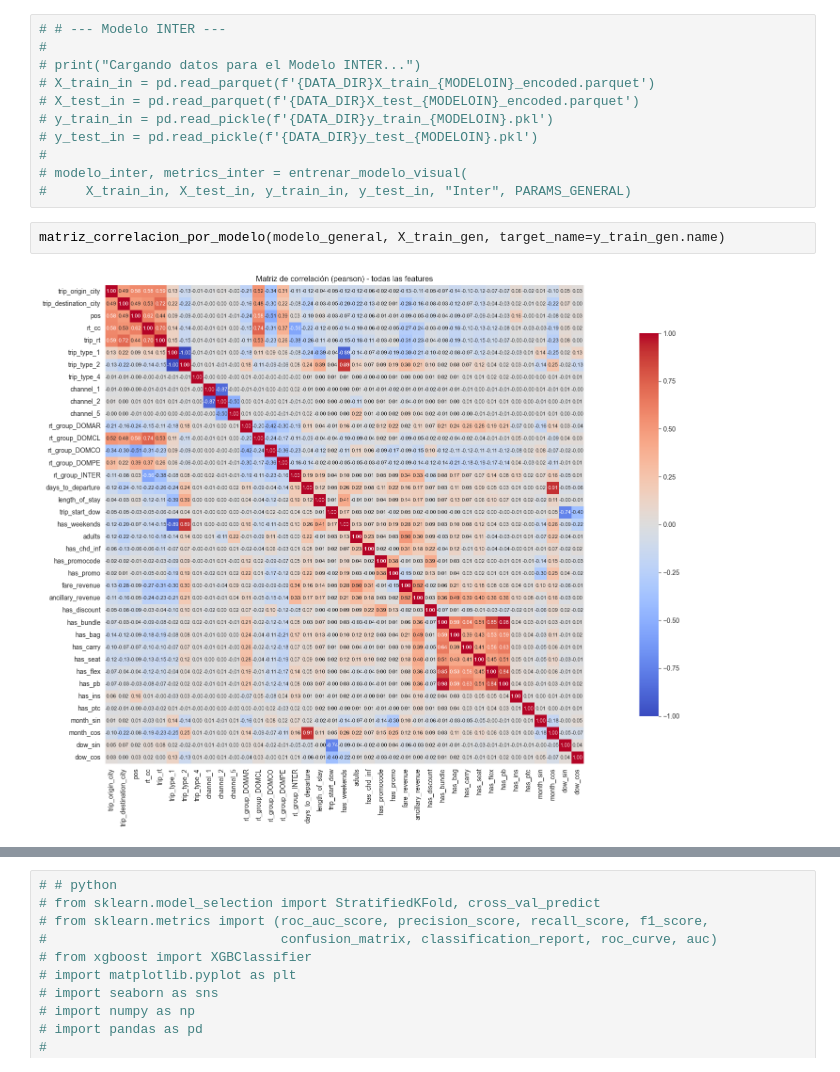
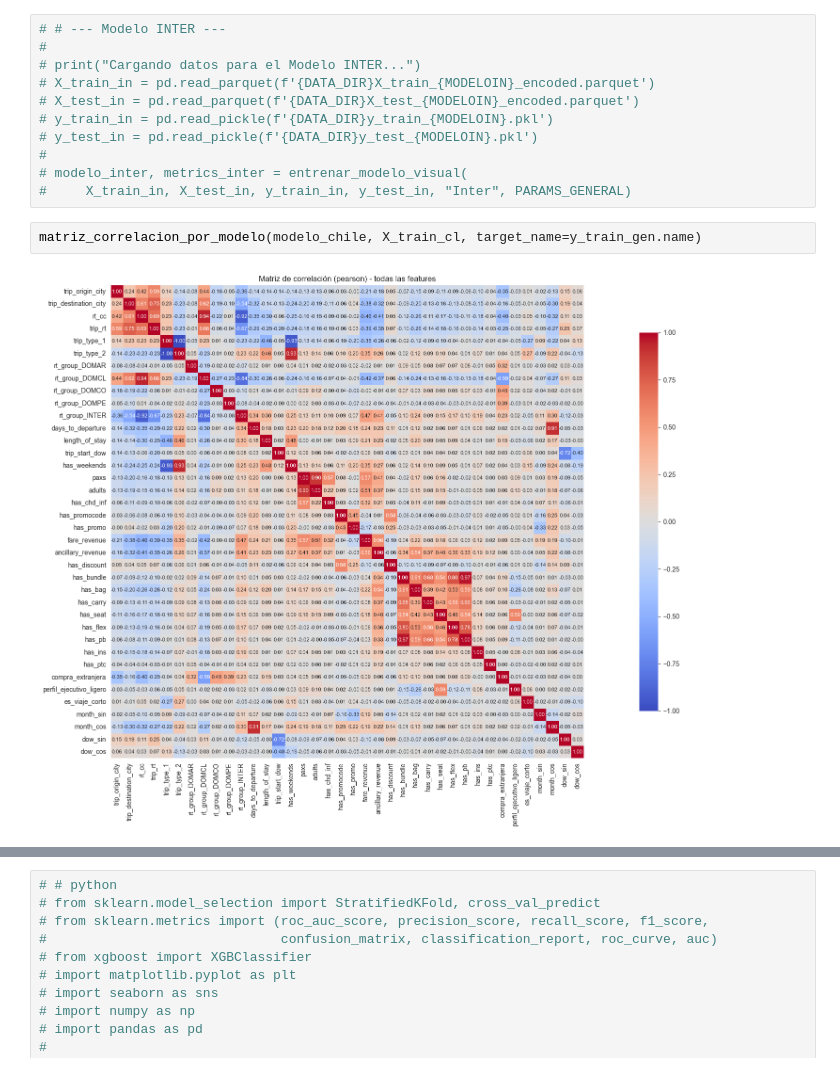
Before and after one commit to NicolasFluxa/MachineLearning, a Jupyter notebook: 02-ModeloXGBoost.ipynb, the cells around one changed output, grey strips where cells are left out. Saved outputs shown, nothing was run; the diff lists cells and outputs as text.

```diff
--- a/02-ModeloXGBoost.ipynb
+++ b/02-ModeloXGBoost.ipynb
@@ -386,6 +386,6 @@ weighted avg       0.78      0.71      0.72       913
 # modelo_inter, metrics_inter = entrenar_modelo_visual(
 #     X_train_in, X_test_in, y_train_in, y_test_in, "Inter", PARAMS_GENERAL)
 # %%
-matriz_correlacion_por_modelo(modelo_general, X_train_gen, target_name=y_train_gen.name)
+matriz_correlacion_por_modelo(modelo_chile, X_train_cl, target_name=y_train_gen.name)
 # %% [output]
-[figure, old version]
+[figure, new version]
```
Also changed, not shown: parts of 3 cells of this notebook, 4 other files.
